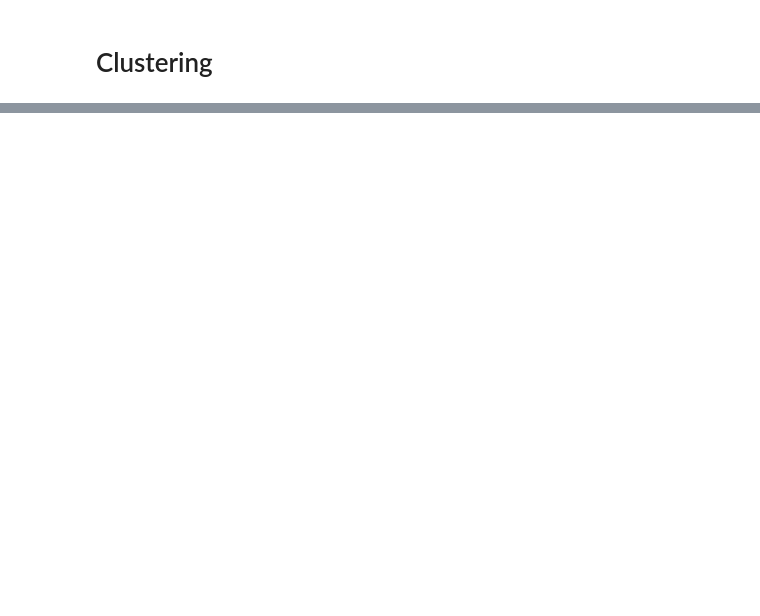
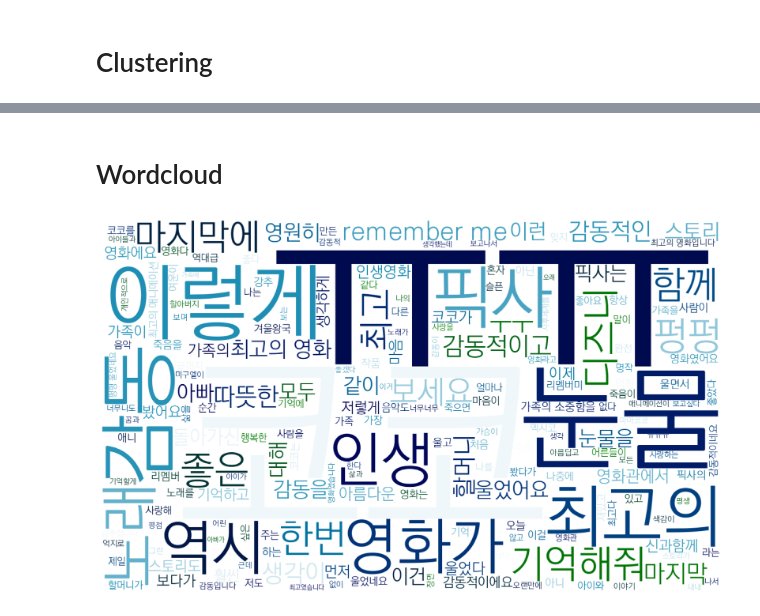
Before and after one commit to jdrae/data-visualization-practice, a Jupyter notebook: Comment analysis.ipynb, the cells around one changed output, grey strips where cells are left out. Drawn from its saved outputs; the diff is of its cells as text; code cells hidden in the pictures; blank space fills up the shorter version.

Commit message:
wordcloud

```diff
--- a/Comment analysis.ipynb
+++ b/Comment analysis.ipynb
@@ -378,0 +365,2 @@ df.loc[df["cluster"]==6, ["bcluster", "cluster", "text"]]
+# %% [markdown]
+# Wordcloud
@@ -378,0 +369,22 @@ df.loc[df["cluster"]==6, ["bcluster", "cluster", "text"]]
+# %%
+stopwords = ["진짜", "정말", "영화", "많이", "영화를", "보면",
+             "보고", "너무", "다시", "그냥", "계속", "보면서",
+             "영화입니다", "대한", "나도", "제가", "아니라",
+             "같은", "우리", "그리고", "봤는데", "눈물이", "애니메이션",
+             "내가", "있는", "없는", "봐도"]
+def displayWordCloud(data = None, backgroundcolor = "white", width = 1280, height = 768):
+    wordcloud = WordCloud(
+                    font_path = 'C:\Windows\Fonts\KoPubWorld Dotum Light.ttf',
+                    stopwords = stopwords,
+                    background_color = backgroundcolor,
+                    colormap = "ocean",
+                    width = width, height = height).generate(data)
+    plt.figure(figsize = (15,10))
+    plt.imshow(wordcloud)
+    plt.axis("off")
+    plt.show()
+
+data = " ".join(df["text"])
+displayWordCloud(data)
+# %% [output]
+[figure, added]
```
Also changed, not shown: parts of 21 cells of this notebook.
